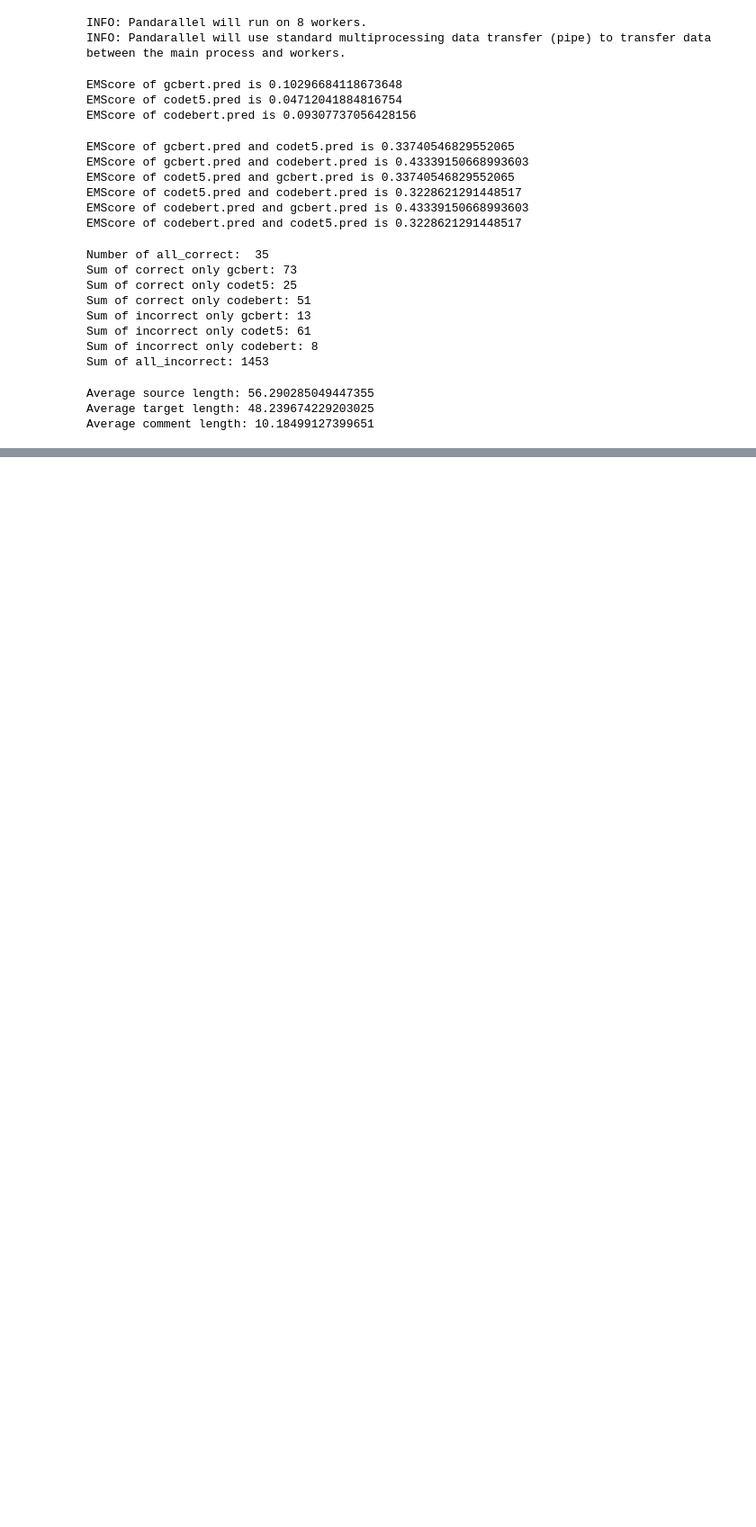
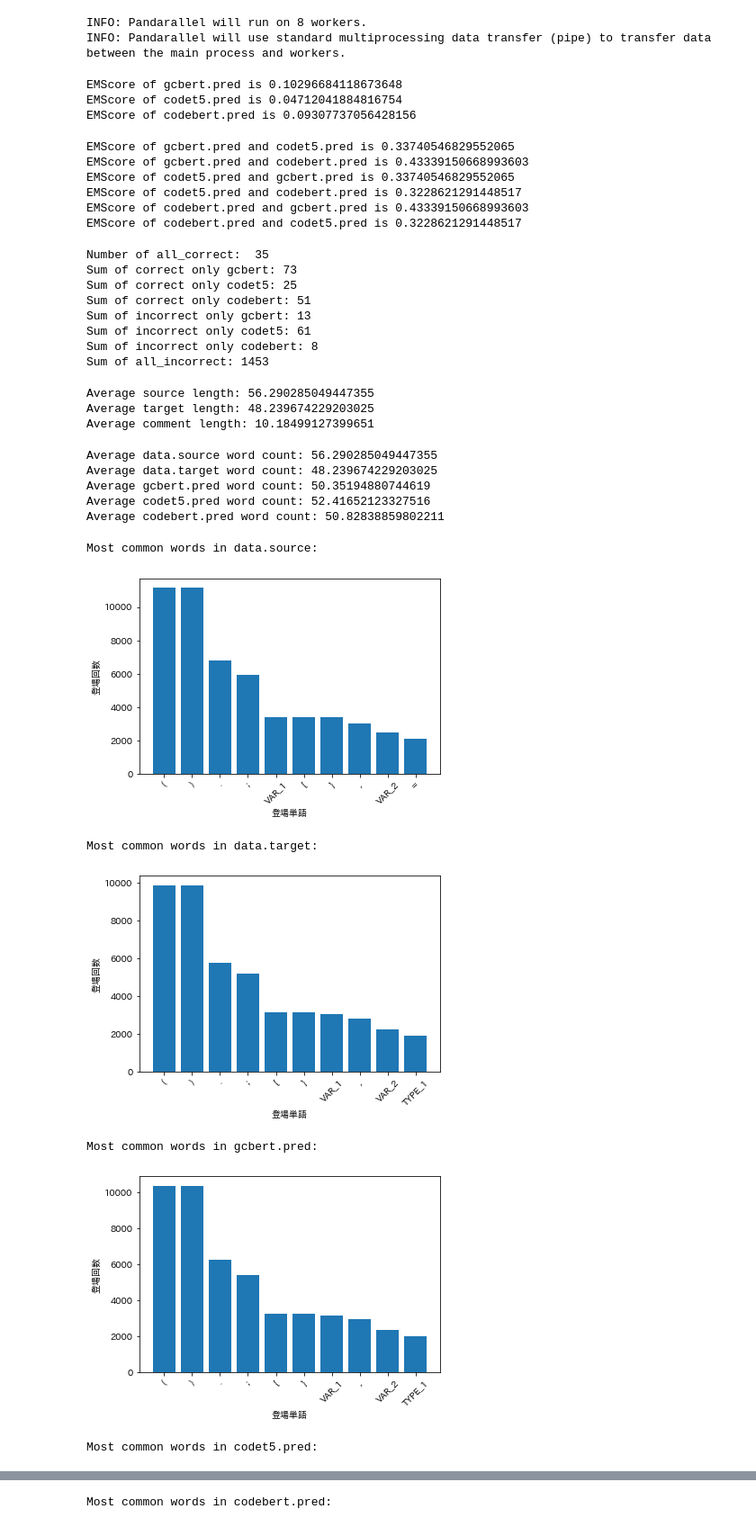
Before and after one commit to teruto725/acr-models-output, a Jupyter notebook: featureAnalysis.ipynb, the cells around one changed output, grey strips where cells are left out. Shown: that part at 90% size. Cells and saved outputs as stored; diff of their text form; code cells hidden in the pictures; blank space fills up the shorter version.

```diff
--- a/featureAnalysis.ipynb
+++ b/featureAnalysis.ipynb
@@ -121,3 +121,48 @@ print("Average comment length: " + str(dfs["comment_length"].mean()))
 Average source length: 56.290285049447355
 Average target length: 48.239674229203025
 Average comment length: 10.18499127399651
+# %%
+# count words in source, target, gcbert.pred, codet5.pred, codebert.pred
+def count_words(df):
+    for col in ["data.source", "data.target", "gcbert.pred", "codet5.pred", "codebert.pred"]:
+        df[f"{col}_word_count"] = df[col].apply(lambda x: len(x.split(" ")))
+        print(f"Average {col} word count: " + str(df[f"{col}_word_count"].mean()))
+    return df
+dfs = count_words(dfs)
+# %% [output]
+Average data.source word count: 56.290285049447355
+Average data.target word count: 48.239674229203025
+Average gcbert.pred word count: 50.35194880744619
+Average codet5.pred word count: 52.41652123327516
+Average codebert.pred word count: 50.82838859802211
+# %%
+# create histgram from collections counter
+import matplotlib.pyplot as plt
+import japanize_matplotlib
+def create_histgram(c, col_name):
+    c = c.most_common(10)
+    plt.bar([v[0] for v in c ], [v[1] for v in c ])
+
+    plt.xticks(rotation=45)
+    plt.xlabel("登場単語")
+    plt.ylabel("登場回数")
+    plt.savefig(f"./data/{col_name}_word_count_histgram.pdf")
+    plt.show()
+    plt.close()
+# %%
+# output most common words in source, target, gcbert.pred, codet5.pred, codebert.pred and create histgram
+COLUMNS = ["入力データでの", "出力データ", "gcbert予測", "codet5予測", "codebert予測"]
+from collections import Counter
+def most_common_words(df):
+    for i, col in enumerate(["data.source", "data.target", "gcbert.pred", "codet5.pred", "codebert.pred"]):
+        print(f"Most common words in {col}:")
+        create_histgram(Counter(" ".join(df[col]).split(" ")), COLUMNS[i])
+most_common_words(dfs)
+# %% [output]
+Most common words in data.source:
+[figure, added]
+Most common words in data.target:
+[figure, added]
+Most common words in gcbert.pred:
+[figure, added]
+Most common words in codet5.pred:
@@ -123,0 +170 @@ Average comment length: 10.18499127399651
+Most common words in codebert.pred:
```
Also changed, not shown: parts of 8 cells of this notebook, 21 other files.
